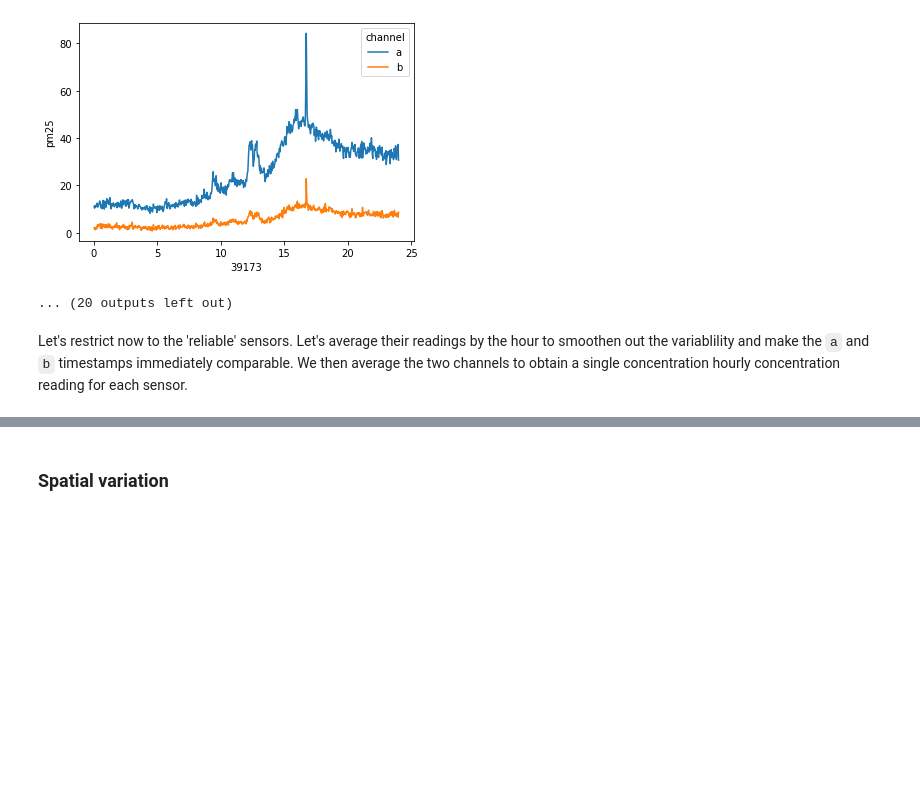
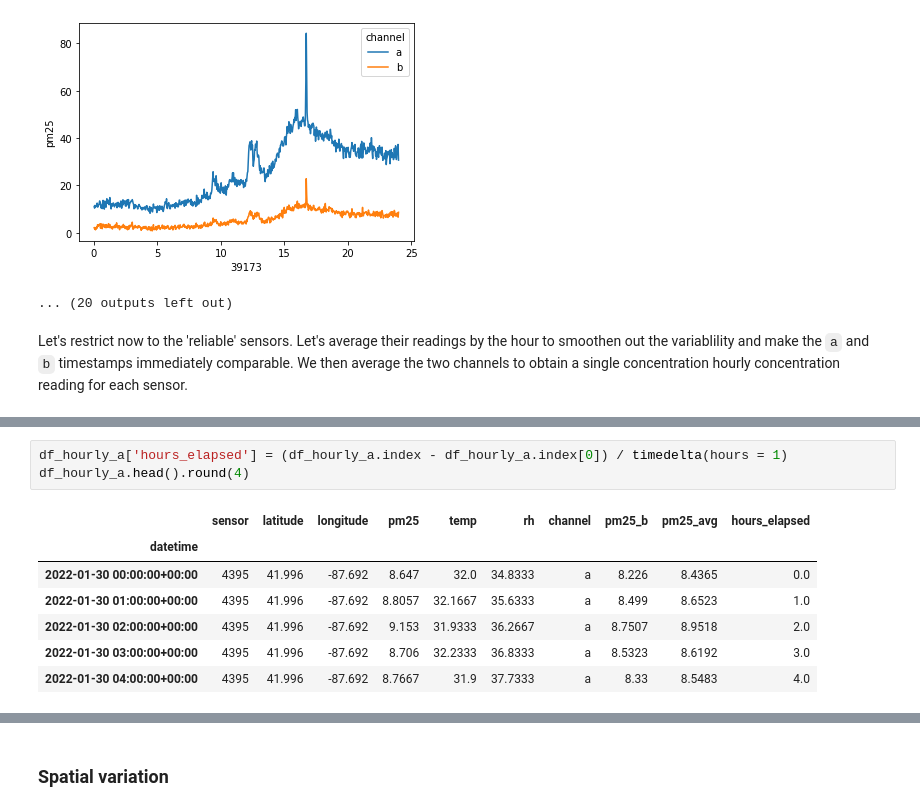
Before and after one commit to code-312/Air-Quality, a Jupyter notebook: notebooks/spatial_variation.ipynb, the cells around one changed output, grey strips where cells are left out. Saved outputs shown, nothing was run; the diff lists cells and outputs as text; blank space fills up the shorter version.

```diff
--- a/notebooks/spatial_variation.ipynb
+++ b/notebooks/spatial_variation.ipynb
@@ -215,0 +205,11 @@ KeyError: 'sensor'
+# %%
+df_hourly_a['hours_elapsed'] = (df_hourly_a.index - df_hourly_a.index[0]) / timedelta(hours = 1)
+df_hourly_a.head().round(4)
+# %% [output]
+|  | sensor | latitude | longitude | pm25 | temp | rh | channel | pm25_b | pm25_avg | hours_elapsed |
+| datetime |  |  |  |  |  |  |  |  |  |  |
+| 2022-01-30 00:00:00+00:00 | 4395 | 41.996 | -87.692 | 8.647 | 32.0 | 34.8333 | a | 8.226 | 8.4365 | 0.0 |
+| 2022-01-30 01:00:00+00:00 | 4395 | 41.996 | -87.692 | 8.8057 | 32.1667 | 35.6333 | a | 8.499 | 8.6523 | 1.0 |
+| 2022-01-30 02:00:00+00:00 | 4395 | 41.996 | -87.692 | 9.153 | 31.9333 | 36.2667 | a | 8.7507 | 8.9518 | 2.0 |
+| 2022-01-30 03:00:00+00:00 | 4395 | 41.996 | -87.692 | 8.706 | 32.2333 | 36.8333 | a | 8.5323 | 8.6192 | 3.0 |
+| 2022-01-30 04:00:00+00:00 | 4395 | 41.996 | -87.692 | 8.7667 | 31.9 | 37.7333 | a | 8.33 | 8.5483 | 4.0 |
```
Also changed, not shown: parts of 10 cells of this notebook.
